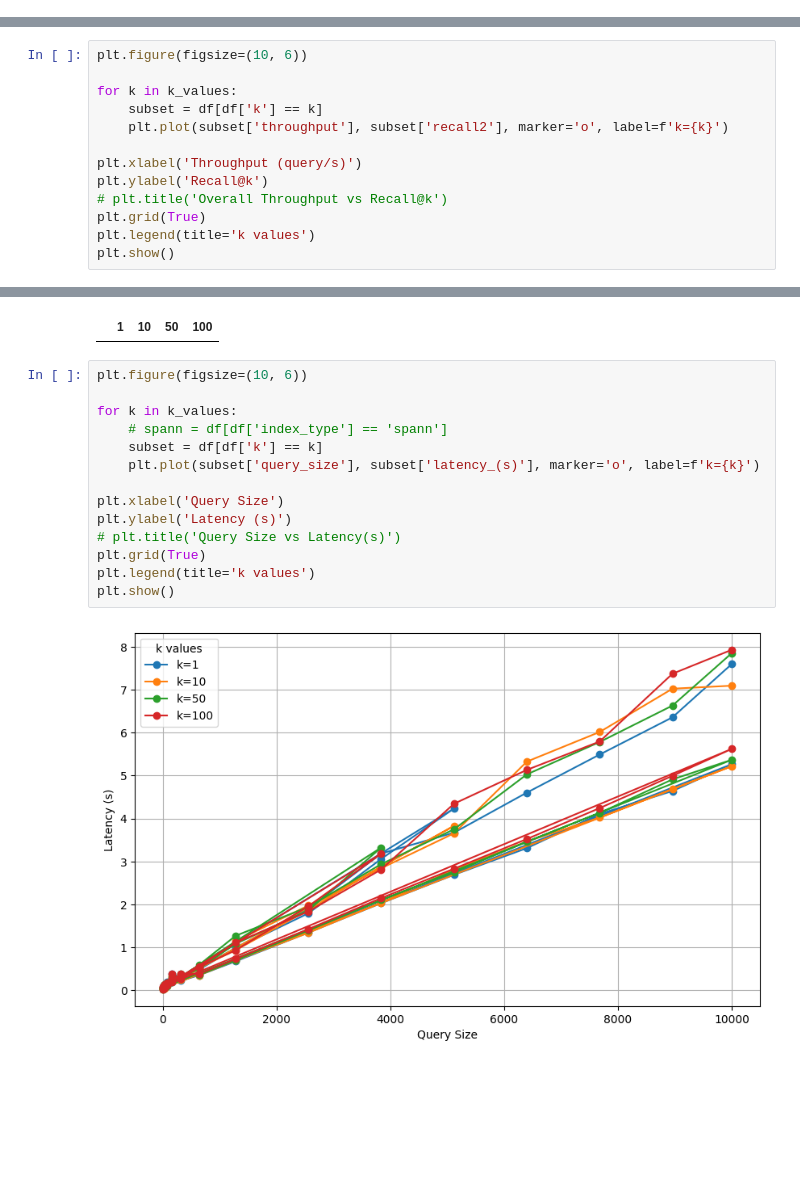
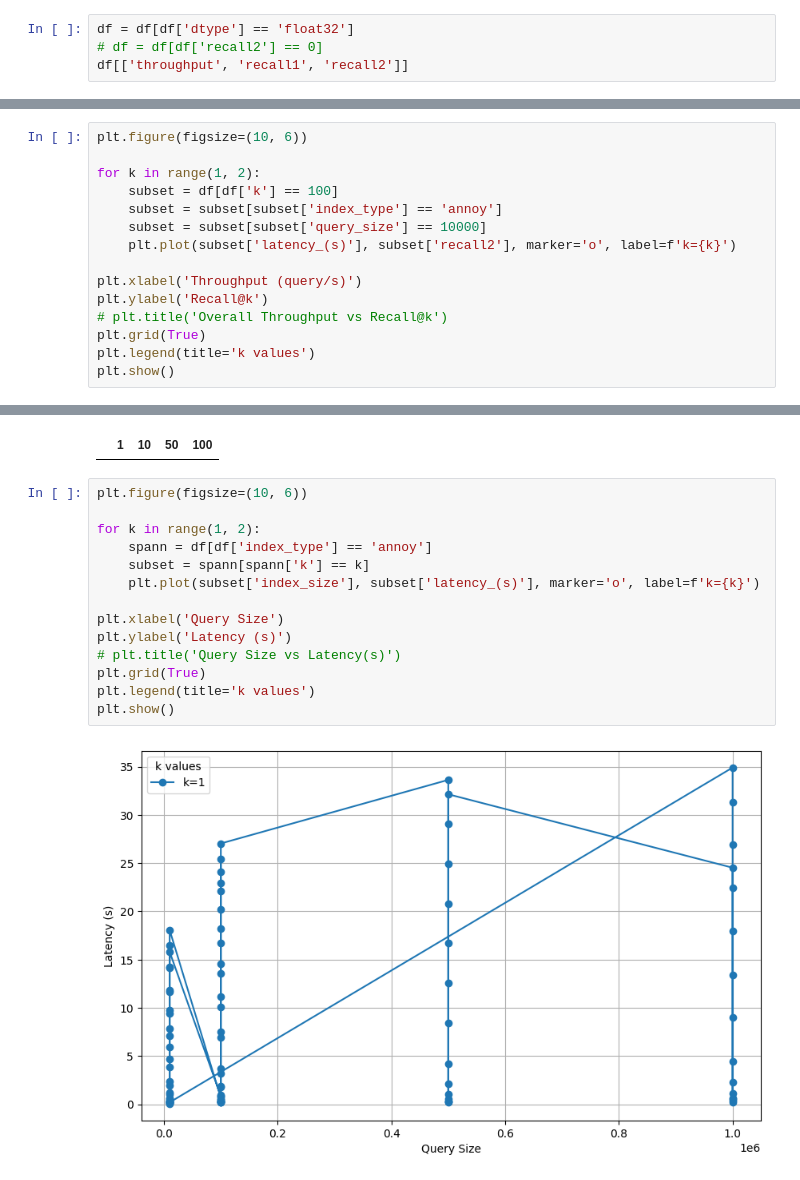
Before and after one commit to Santius0/microvecdb, a Jupyter notebook: python/benchmark/results.ipynb, the cells around one changed output, grey strips where cells are left out. Cells and saved outputs as stored; diff of their text form; blank space fills up the shorter version.

```diff
--- a/python/benchmark/results.ipynb
+++ b/python/benchmark/results.ipynb
@@ -16,3 +18,7 @@ df.head(5)
 # %%
 df['throughput'] = df['query_size'] / df['latency_(s)']
 k_values = df['k'].unique()
+# %%
+df = df[df['dtype'] == 'float32']
+# df = df[df['recall2'] == 0]
+df[['throughput', 'recall1', 'recall2']]
@@ -19,9 +39,11 @@ k_values = df['k'].unique()
 # %%
 plt.figure(figsize=(10, 6))
 
-for k in k_values:
-    subset = df[df['k'] == k]
-    plt.plot(subset['throughput'], subset['recall2'], marker='o', label=f'k={k}')
+for k in range(1, 2):
+    subset = df[df['k'] == 100]
+    subset = subset[subset['index_type'] == 'annoy']
+    subset = subset[subset['query_size'] == 10000]
+    plt.plot(subset['latency_(s)'], subset['recall2'], marker='o', label=f'k={k}')
 
 plt.xlabel('Throughput (query/s)')
 plt.ylabel('Recall@k')
@@ -74,16 +96,16 @@ recalls
 # %%
 plt.figure(figsize=(10, 6))
 
-for k in k_values:
-    # spann = df[df['index_type'] == 'spann']
-    subset = df[df['k'] == k]
-    plt.plot(subset['query_size'], subset['latency_(s)'], marker='o', label=f'k={k}')
+for k in range(1, 2):
+    spann = df[df['index_type'] == 'annoy']
+    subset = spann[spann['k'] == k]
+    plt.plot(subset['index_size'], subset['latency_(s)'], marker='o', label=f'k={k}')
 
 plt.xlabel('Query Size')
 plt.ylabel('Latency (s)')
 # plt.title('Query Size vs Latency(s)')
 plt.grid(True)
 plt.legend(title='k values')
 plt.show()
 # %% [output]
-[figure, old version]
+[figure, new version]
```
Also changed, not shown: parts of 5 cells of this notebook, 17 other files.
